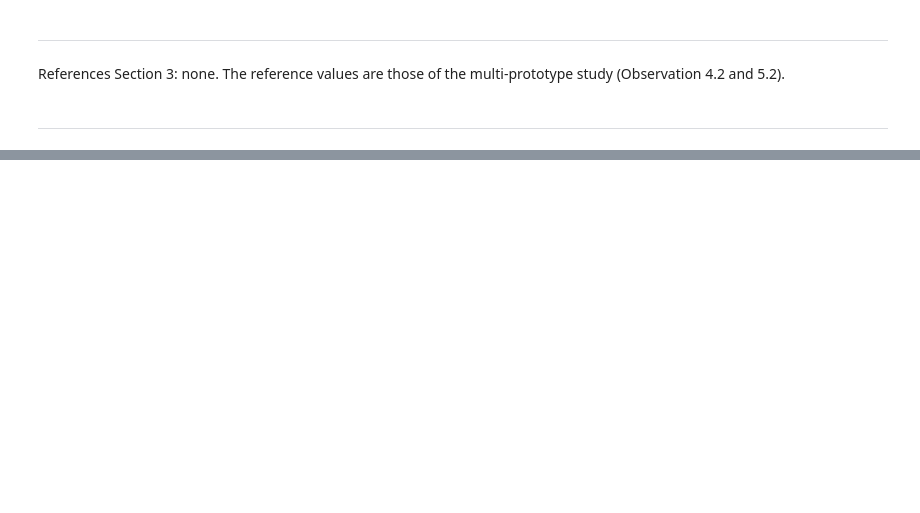
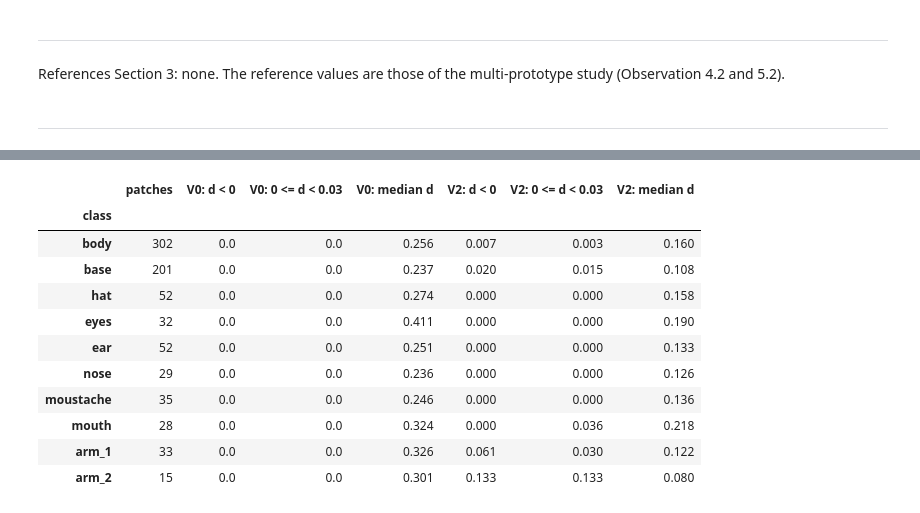
Before and after one commit to xrushofblood/vad_project, a Jupyter notebook: notebooks/phase_1_margin_study.ipynb, the cells around one changed output, grey strips where cells are left out. Saved outputs shown, nothing was run; the diff lists cells and outputs as text; code cells hidden in the pictures; blank space fills up the shorter version.

```diff
--- a/notebooks/phase_1_margin_study.ipynb
+++ b/notebooks/phase_1_margin_study.ipynb
@@ -399,0 +505,19 @@ References Section 3: none. The reference values are those of the multi-prototyp
+# %%
+# 4.3 Where margin 0 and margin 0.03 act, on the cross-validated reference frames (counts and shares)
+rows = {}
+for name in VARIANTS:
+    d_background, d_piece = GAPS[name]
+    won = np.concatenate([background_gap(s)[0].ravel() for s in CV_SIMILARITIES[name]])
+    won = won[won >= 0]                                                     # patches won by a class other than background
+    rows[name] = {
+        "piece patches": len(d_piece),
+        "piece, d < 0 (lost already at margin 0)": int((d_piece < 0).sum()),
+        "piece, 0 <= d < 0.03 (lost only because of 0.03)": int(((d_piece >= 0) & (d_piece < CURRENT_MARGIN)).sum()),
+        "background patches": len(d_background),
+        "background, d >= 0 (false positive at margin 0)": int((d_background >= 0).sum()),
+        "background, d >= 0.03 (false positive at 0.03)": int((d_background >= CURRENT_MARGIN).sum()),
+        "share of non-background wins rejected by 0.03": float((won < CURRENT_MARGIN).mean()),
+        "median d, piece": float(np.median(d_piece)),
+        "median d, background": float(np.median(d_background)),
+    }
+display(pd.DataFrame(rows).round(3))
@@ -399,0 +543,29 @@ References Section 3: none. The reference values are those of the multi-prototyp
+# %%
+# 4.4 Piece patches by class: share with d < 0 and with 0 <= d < 0.03 (cross-validated reference frames)
+rows = []
+for class_id, class_name in enumerate(CLASS_NAMES):
+    if class_name not in PIECE_LABELS:
+        continue
+    row = {"class": class_name}
+    for name in VARIANTS:
+        d = np.concatenate([background_gap(s)[0][ref["cv_gt"] == class_id]
+                            for ref, s in zip(REFERENCE_FRAMES, CV_SIMILARITIES[name])])
+        row["patches"] = len(d)
+        row[f"{name}: d < 0"] = float((d < 0).mean()) if len(d) else np.nan
+        row[f"{name}: 0 <= d < 0.03"] = float(((d >= 0) & (d < CURRENT_MARGIN)).mean()) if len(d) else np.nan
+        row[f"{name}: median d"] = float(np.median(d)) if len(d) else np.nan
+    rows.append(row)
+display(pd.DataFrame(rows).set_index("class").round(3))
+# %% [output]
+|  | patches | V0: d < 0 | V0: 0 <= d < 0.03 | V0: median d | V2: d < 0 | V2: 0 <= d < 0.03 | V2: median d |
+| class |  |  |  |  |  |  |  |
+| body | 302 | 0.0 | 0.0 | 0.256 | 0.007 | 0.003 | 0.160 |
+| base | 201 | 0.0 | 0.0 | 0.237 | 0.020 | 0.015 | 0.108 |
+| hat | 52 | 0.0 | 0.0 | 0.274 | 0.000 | 0.000 | 0.158 |
+| eyes | 32 | 0.0 | 0.0 | 0.411 | 0.000 | 0.000 | 0.190 |
+| ear | 52 | 0.0 | 0.0 | 0.251 | 0.000 | 0.000 | 0.133 |
+| nose | 29 | 0.0 | 0.0 | 0.236 | 0.000 | 0.000 | 0.126 |
+| moustache | 35 | 0.0 | 0.0 | 0.246 | 0.000 | 0.000 | 0.136 |
+| mouth | 28 | 0.0 | 0.0 | 0.324 | 0.000 | 0.036 | 0.218 |
+| arm_1 | 33 | 0.0 | 0.0 | 0.326 | 0.061 | 0.030 | 0.122 |
+| arm_2 | 15 | 0.0 | 0.0 | 0.301 | 0.133 | 0.133 | 0.080 |
```
Also changed, not shown: parts of 17 cells of this notebook.
